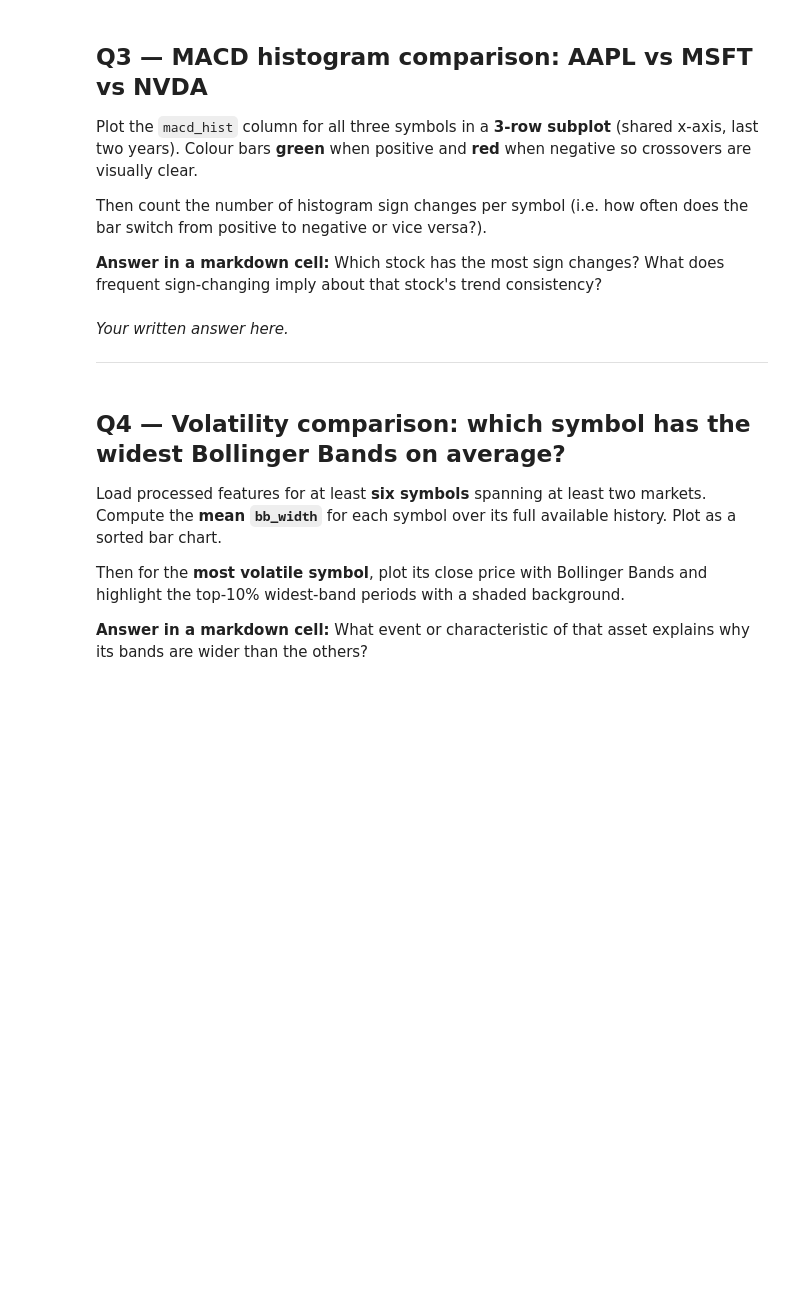
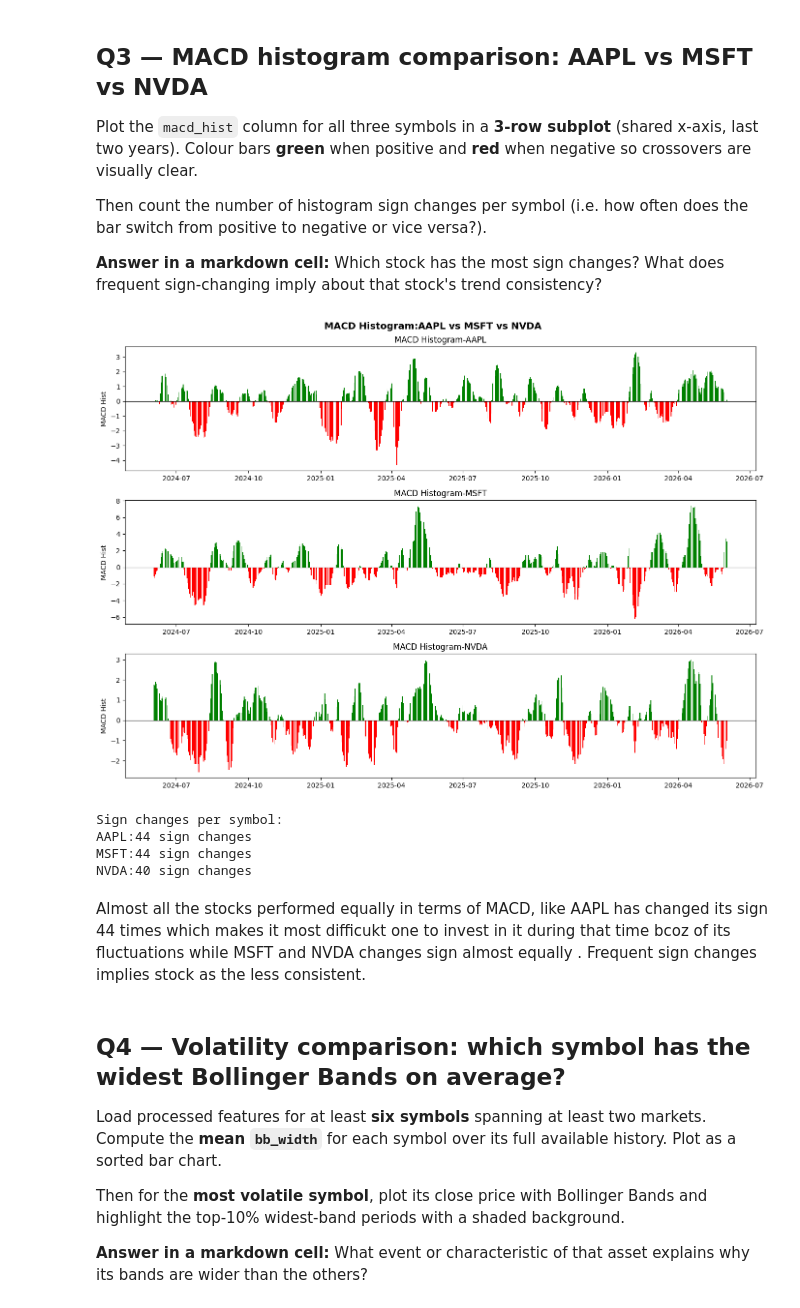
Before and after one commit to Abhinav-pro1003/SOC-Stock-Trading-With-LSTM-And-RL, a Jupyter notebook: Week2/analysis.ipynb, the cells around one changed output. Cells and saved outputs as stored; diff of their text form; code cells hidden in the pictures; blank space fills up the shorter version.

```diff
--- a/Week2/analysis.ipynb
+++ b/Week2/analysis.ipynb
@@ -76,10 +291,41 @@ Then count the number of histogram sign changes per symbol (i.e. how often does
 **Answer in a markdown cell:** Which stock has the most sign changes? What does frequent sign-changing imply about that stock's trend consistency?
 # %%
 # Your code here
+symbols_q3=['AAPL','MSFT','NVDA']
+colors_q3=['blue','green','orange']
+fig,axes=plt.subplots(3,1,figsize=(14,10),sharex=False)
+sign_changes={}
+for i,(sym,color) in enumerate(zip(symbols_q3,colors_q3)):
+  df=load_features(sym)
+  df=df.last('730D')
+  bar_colors=['green' if v>=0 else'red'
+              for v in df['macd_hist']]
+  axes[i].bar(df.index,df['macd_hist'],
+              color=bar_colors,width=1)
+  signs=np.sign(df['macd_hist'])   #Converts MACD histogram values to +1, 0, or -1:
+  changes=(signs!=signs.shift(1)).sum() #Compares today's sign with yesterday's sign
+  sign_changes[sym]=changes
+  axes[i].set_title(f'MACD Histogram-{sym}')
+  axes[i].set_ylabel('MACD Hist')
+  axes[i].axhline(0,color='black',linewidth=0.8)
+
+plt.suptitle('MACD Histogram:AAPL vs MSFT vs NVDA',
+             fontsize=14,fontweight='bold')
+plt.tight_layout()
+plt.show()
+
+print("Sign changes per symbol:")
+for sym,count in sign_changes.items(): #sym,count-Loop 1: sym = 'AAPL', count = 44,sign_changes is a dictionary: AAPL:44,MSFT:40,NVDA:40
+  print(f"{sym}:{count} sign changes")
+# %% [output]
+[figure, added]
+Sign changes per symbol:
+AAPL:44 sign changes
+MSFT:44 sign changes
+NVDA:40 sign changes
 # %% [markdown]
-*Your written answer here.*
-
----
+Almost all the stocks performed equally in terms of MACD, like AAPL has changed its sign 44 times which makes it most difficukt one to invest in it during that time bcoz of its fluctuations while MSFT and NVDA changes sign almost equally .
+Frequent sign changes implies stock as the less consistent.
 # %% [markdown]
 ## Q4 — Volatility comparison: which symbol has the widest Bollinger Bands on average?
 
```
Also changed, not shown: parts of 16 cells of this notebook, 3 other files.
